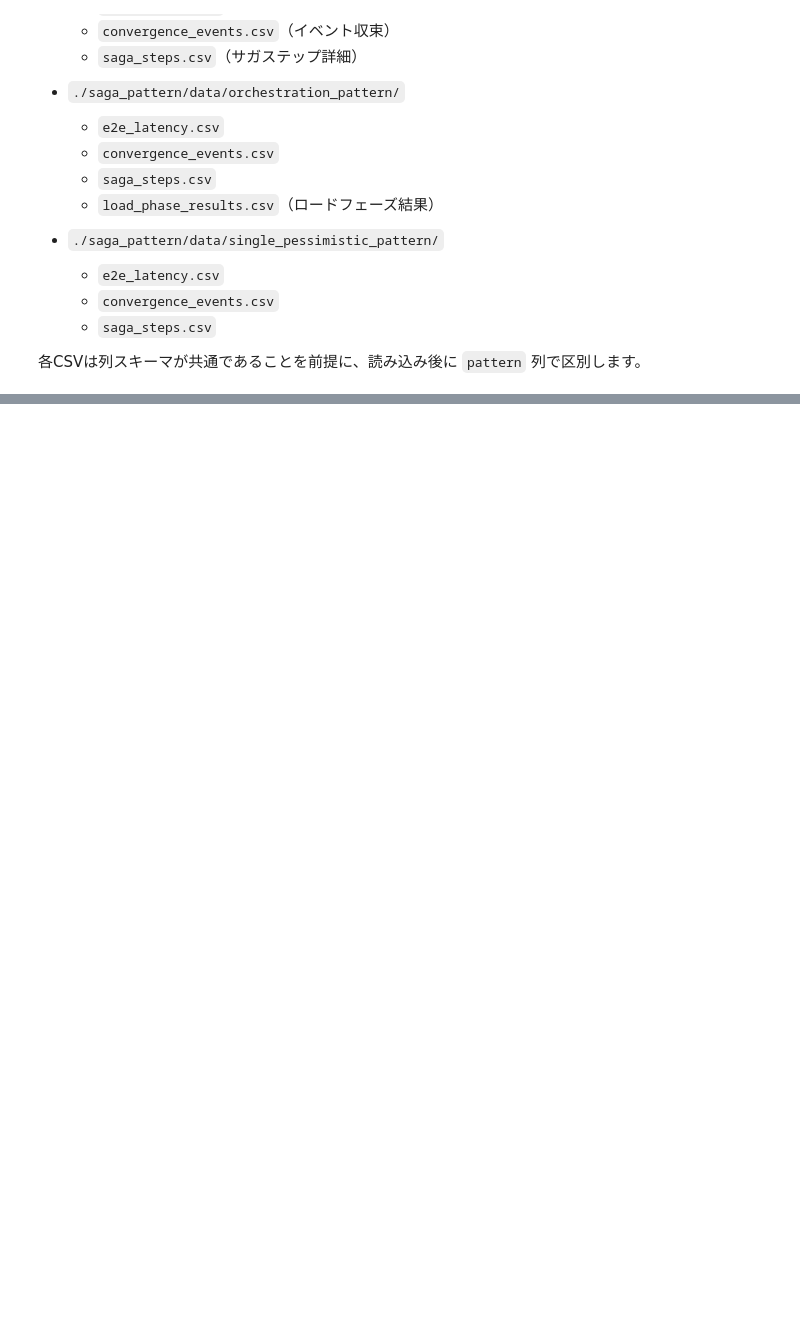
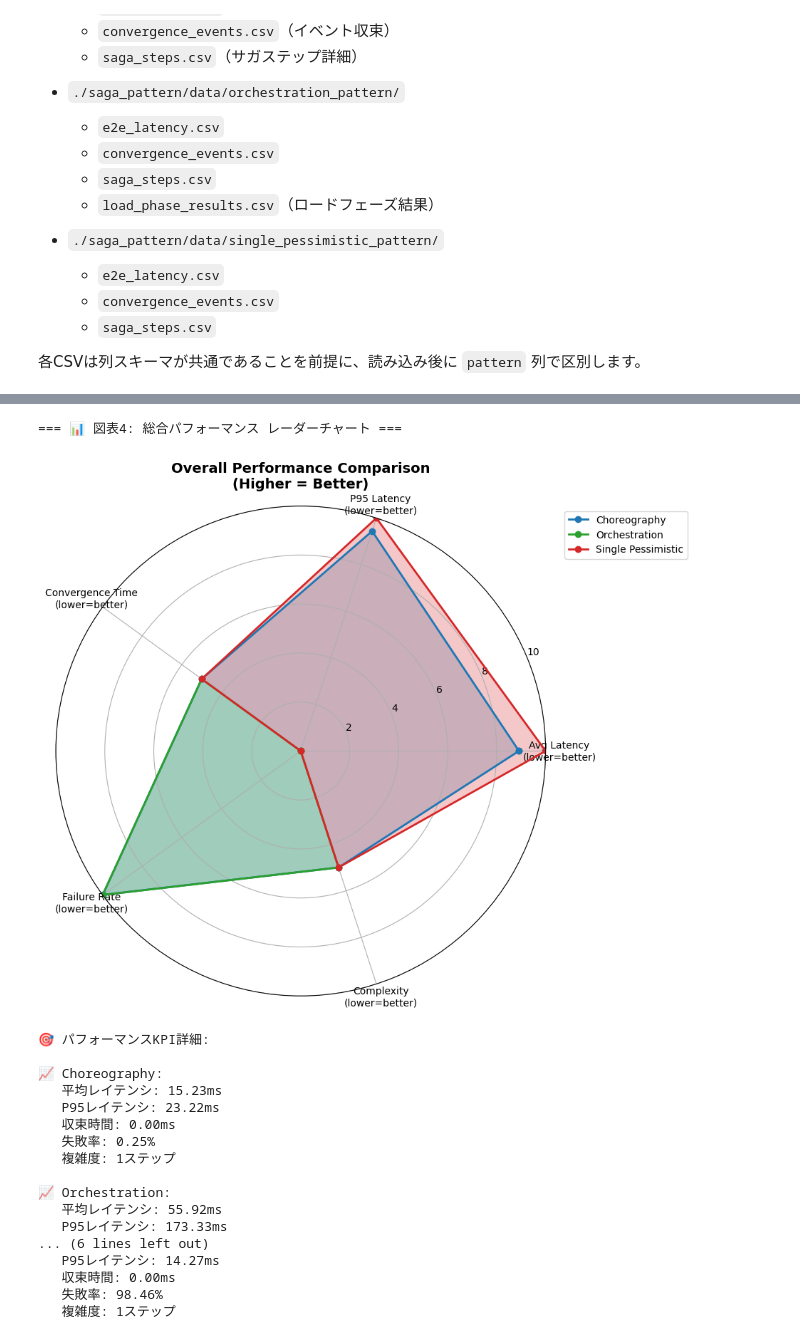
Before and after one commit to sugiyama404/practice_infra_arch, a Jupyter notebook: saga_pattern/test_result.ipynb, the cells around one changed output, grey strips where cells are left out. Drawn from its saved outputs; the diff is of its cells as text; code cells hidden in the pictures; blank space fills up the shorter version.

```diff
--- a/saga_pattern/test_result.ipynb
+++ b/saga_pattern/test_result.ipynb
@@ -442,0 +597,47 @@ df_phase_results = load_phase_analysis()
+# %%
+# 📊 図表4: 総合パフォーマンス レーダーチャート
+print("=== 📊 図表4: 総合パフォーマンス レーダーチャート ===")
+
+# failure_dataから更新されたfailure_analysisを作成
+updated_failure_analysis = {}
+for data in failure_data:
+    updated_failure_analysis[data['pattern']] = {
+        'failure_rate': data['failure_rate'],
+        'compensation_events': data['compensation_events'],
+        'avg_compensation_time': 0  # このデータは現在利用不可
+    }
+
+fig, ax = plt.subplots(1, 1, figsize=(10, 8), subplot_kw=dict(projection='polar'))
+kpis = create_radar_chart(df_e2e, df_saga, updated_failure_analysis, ax)
+plt.tight_layout()
+plt.show()
+
+# KPI詳細表示
+print("\n🎯 パフォーマンスKPI詳細:")
+for pattern, metrics in kpis.items():
+    print(f"\n📈 {pattern.replace('_', ' ').title()}:")
+    print(f"   平均レイテンシ: {metrics['avg_latency']:.2f}ms")
+    print(f"   P95レイテンシ: {metrics['p95_latency']:.2f}ms")
+    print(f"   収束時間: {metrics['convergence_time']:.2f}ms")
+    print(f"   失敗率: {metrics['compensation_rate']:.2f}%")
+    print(f"   複雑度: {metrics['complexity']:.0f}ステップ")
+# %% [output]
+=== 📊 図表4: 総合パフォーマンス レーダーチャート ===
+[figure, added]
+🎯 パフォーマンスKPI詳細:
+
+📈 Choreography:
+   平均レイテンシ: 15.23ms
+   P95レイテンシ: 23.22ms
+   収束時間: 0.00ms
+   失敗率: 0.25%
+   複雑度: 1ステップ
+
+📈 Orchestration:
+   平均レイテンシ: 55.92ms
+   P95レイテンシ: 173.33ms
+... (6 lines left out)
+   P95レイテンシ: 14.27ms
+   収束時間: 0.00ms
+   失敗率: 98.46%
+   複雑度: 1ステップ
```
Also changed, not shown: parts of 16 cells of this notebook, 1 other file.
